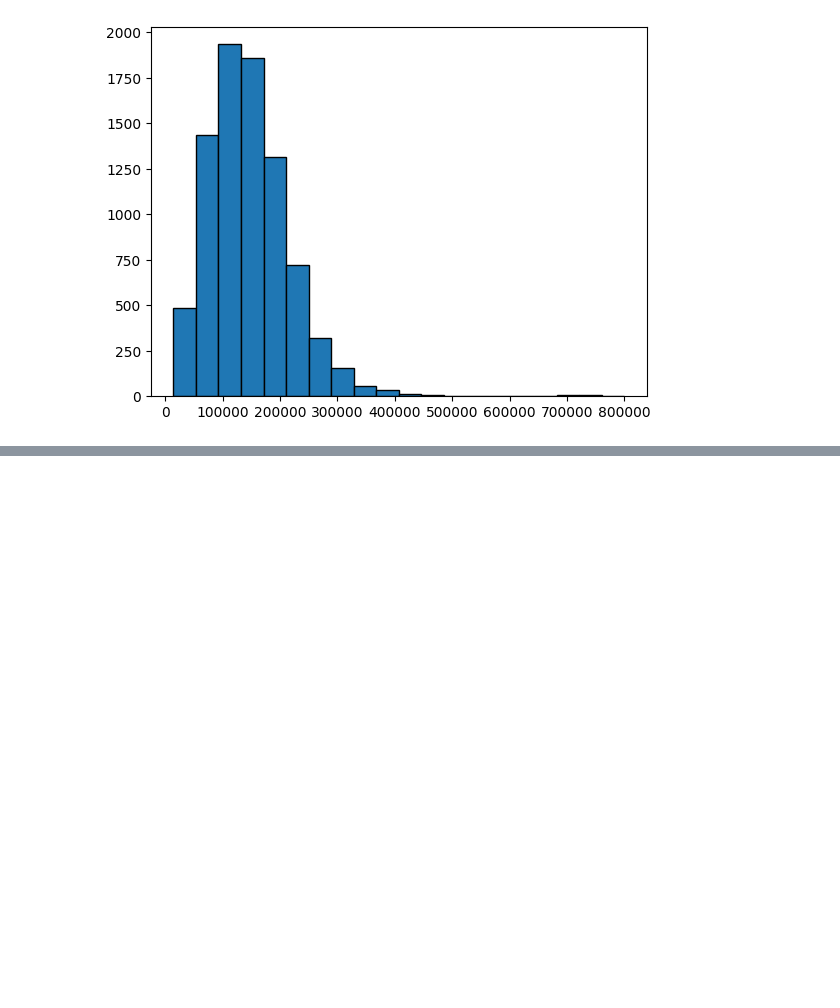
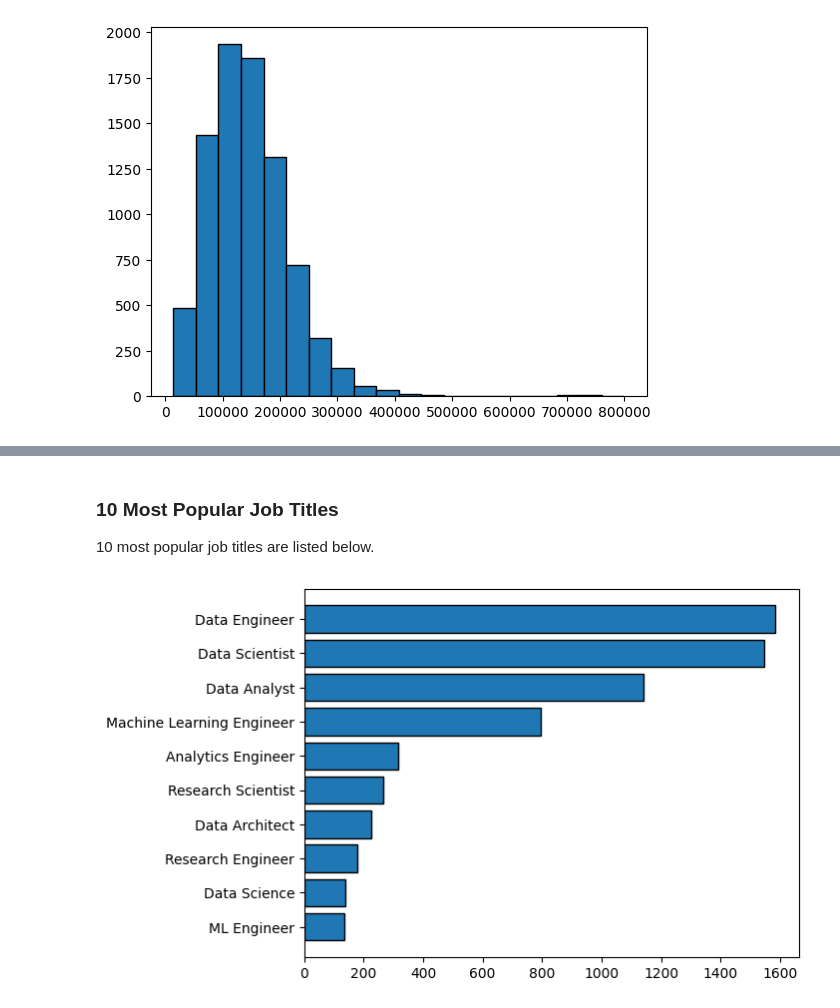
Before and after one commit to ALotov2000/data_science-CA2, a Jupyter notebook: task-2/report.ipynb, the cells around one changed output, grey strips where cells are left out. Drawn from its saved outputs; the diff is of its cells as text; code cells hidden in the pictures; blank space fills up the shorter version.

```diff
--- a/task-2/report.ipynb
+++ b/task-2/report.ipynb
@@ -136,0 +182,11 @@ plt.show()
+# %% [markdown]
+### 10 Most Popular Job Titles
+
+10 most popular job titles are listed below.
+# %%
+data = finalized_df['Job_Title'].value_counts().sort_values(ascending=False)[:10]
+data = data[::-1]
+plt.barh(data.index, data, edgecolor='black')
+plt.show()
+# %% [output]
+[figure, added]
```
Also changed, not shown: parts of 19 cells of this notebook.
